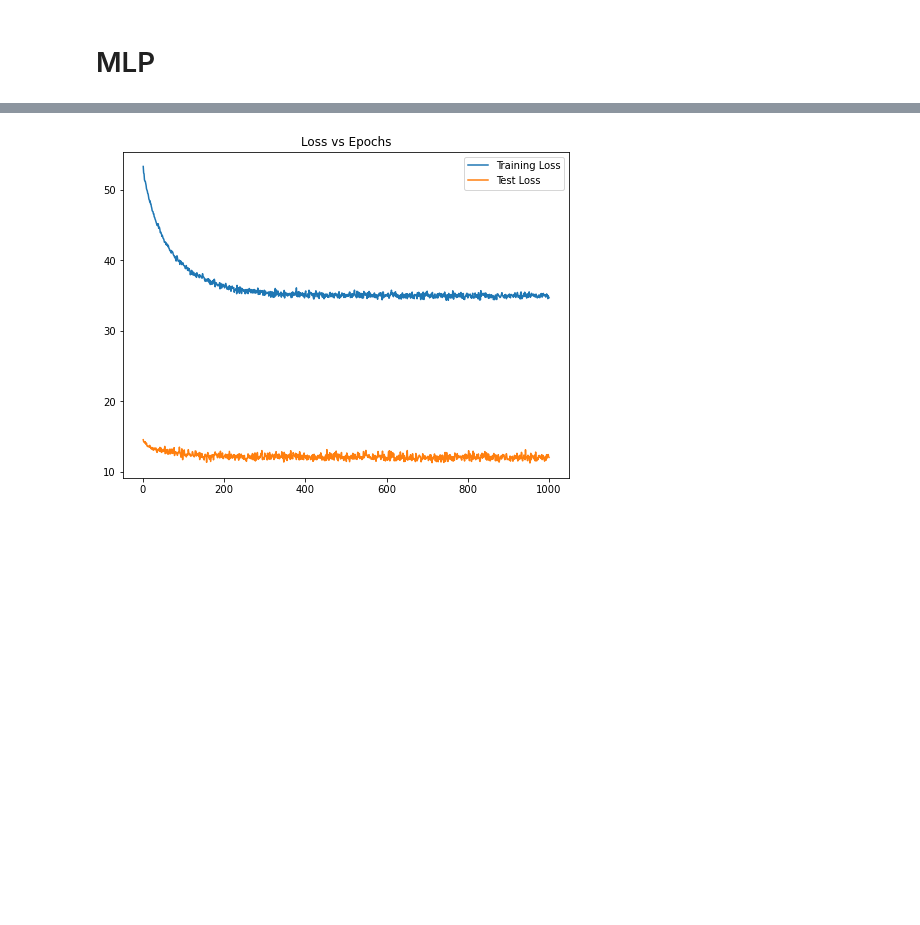
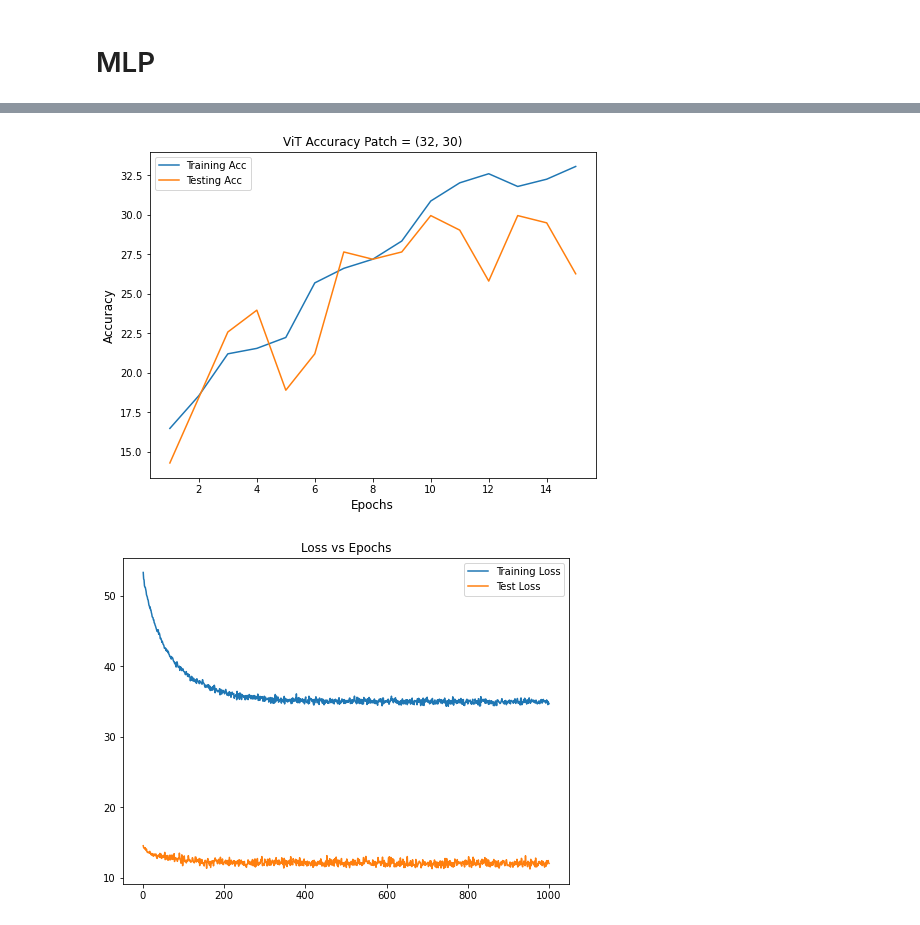
Before and after one commit to pakdaniel/DataMiningFinal, a Jupyter notebook: DataMiningFinal.ipynb, the cells around one changed output, grey strips where cells are left out. Drawn from its saved outputs; the diff is of its cells as text; code cells hidden in the pictures; blank space fills up the shorter version.

```diff
--- a/DataMiningFinal.ipynb
+++ b/DataMiningFinal.ipynb
@@ -820,3 +859,7 @@ Wall time: 1h 42min 13s
+# %%
+plot_accuracy(df_ViT1, title=f"ViT Accuracy Patch = {patch_size}")
+# %% [output]
+[figure, added]
 # %%
 # x, y = next(iter(train_loader))
 # x = x.to(device)
```
Also changed, not shown: parts of 34 cells of this notebook.
